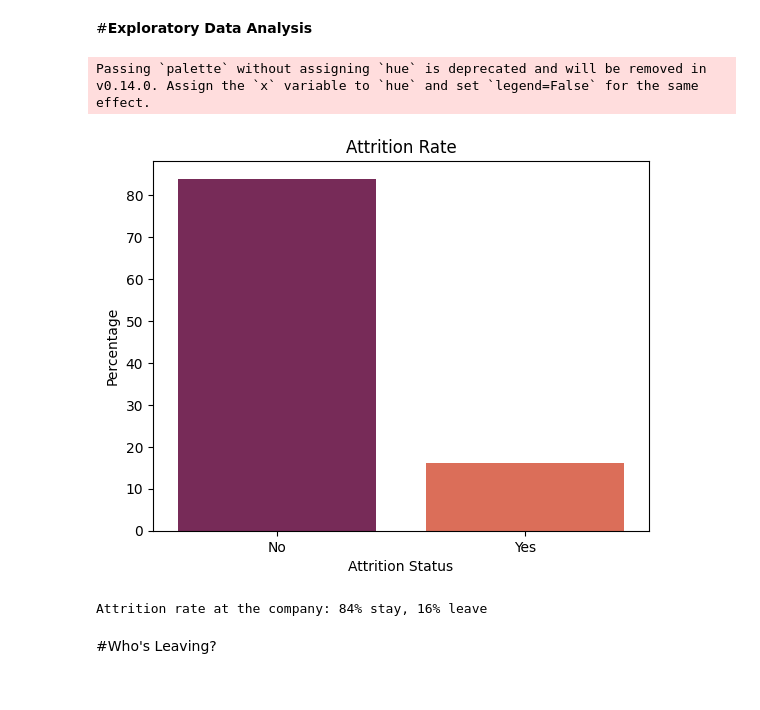
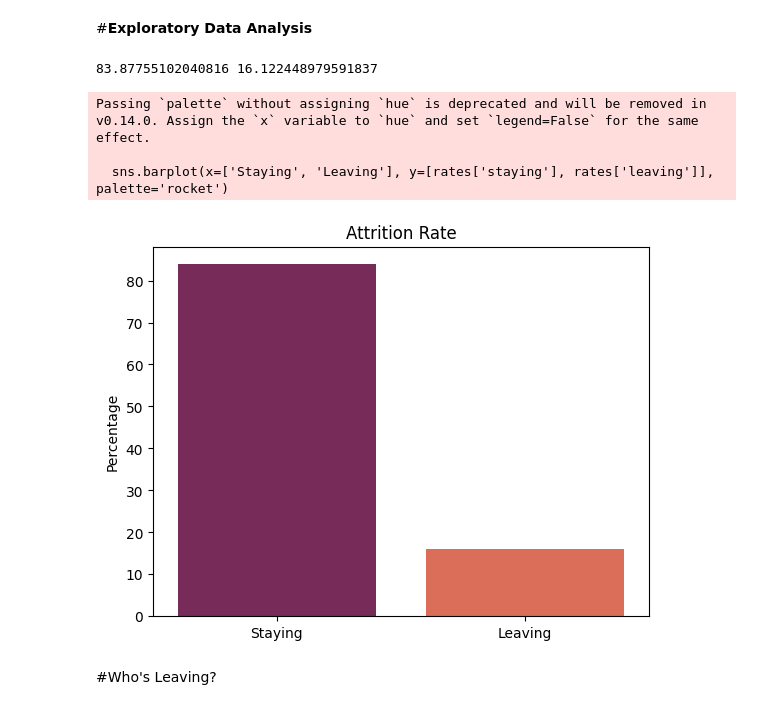
Before and after one commit to moisesa28/hackaton1, a Jupyter notebook: Hackathon1.ipynb, the cells around one changed output. Drawn from its saved outputs; the diff is of its cells as text; code cells hidden in the pictures.

```diff
--- a/Hackathon1.ipynb
+++ b/Hackathon1.ipynb
@@ -134,5 +114,0 @@ dtype: int64
-# %%
-# @title
-#Marital Status
-df['MaritalStatus_category'] = df['MaritalStatus'].map({'Married': 1, "Single":2, "Divorced":3})
-display(df['MaritalStatus_category'])
@@ -174 +115,24 @@ dtype: int64
+# %%
+#Encode categorical variables like JobRole, MaritalStatus, and OverTime to facilitate data exploration.
+#Categorical JobRole
+def encode_categorical(df: pd.DataFrame, column: str, mapping: dict[str, int]) -> pd.Series:
+    """Encode categorical column to numeric."""
+    return df[column].map(mapping)
+# %%
+jobrole_map = encode_categorical(df, 'JobRole', {
+    'Sales Executive': 1,
+    'Research Scientist': 2,
+    'Laboratory Technician': 3,
+    'Manufacturing Director': 4,
+    'Healthcare Representative': 5,
+    'Manager': 6,
+})
+
+df['JobRole_category'] = encode_categorical(df, 'JobRole', jobrole_map)
+
+marital_map = {'Single': 0, 'Married': 1, 'Divorced': 2}
+df['MaritalStatus_category'] = encode_categorical(df, 'MaritalStatus', marital_map)
+
+overtime_map = {'No': 0, 'Yes': 1}
+df['OverTime_flag'] = encode_categorical(df, 'OverTime', overtime_map)
 # %%
@@ -220,22 +178,25 @@ dtype: int64
 # %% [markdown]
 #**Exploratory Data Analysis**
-# %%
-# @title
-#Calculating attrition rate
-
-attrition_rate = df['Attrition'].value_counts(normalize=True) * 100
-
-sns.barplot(x=attrition_rate.index, y=attrition_rate.values, palette='rocket')
-plt.title('Attrition Rate')
-plt.ylabel('Percentage')
-plt.xlabel('Attrition Status')
-plt.show()
-
-print(f'Attrition rate at the company: {attrition_rate["No"]:.0f}% stay, {attrition_rate["Yes"]:.0f}% leave')
-# %% [output]
-Passing `palette` without assigning `hue` is deprecated and will be removed in v0.14.0. Assign the `x` variable to `hue` and set `legend=False` for the same effect.
-[figure, removed]
-Attrition rate at the company: 84% stay, 16% leave
+# %%
+#Calculate attrition rates
+def calculate_attrition_rate(df: pd.DataFrame) -> dict[str, float]:
+    """Calculate attrition percentages."""
+    rates = df['Attrition'].value_counts(normalize=True) * 100
+    return {'staying': rates['No'], 'leaving': rates['Yes']}
+# %%
+rates = calculate_attrition_rate(df)
+print(rates['staying'], rates['leaving'])
+
+sns.barplot(x=['Staying', 'Leaving'], y=[rates['staying'], rates['leaving']], palette='rocket')
+plt.title('Attrition Rate')
+plt.ylabel('Percentage')
+plt.show()
+# %% [output]
+83.87755102040816 16.122448979591837
+Passing `palette` without assigning `hue` is deprecated and will be removed in v0.14.0. Assign the `x` variable to `hue` and set `legend=False` for the same effect.
+
+  sns.barplot(x=['Staying', 'Leaving'], y=[rates['staying'], rates['leaving']], palette='rocket')
+[figure, added]
 # %% [markdown]
 #Who's Leaving?
 # %%
```
Also changed, not shown: parts of 47 cells of this notebook.
